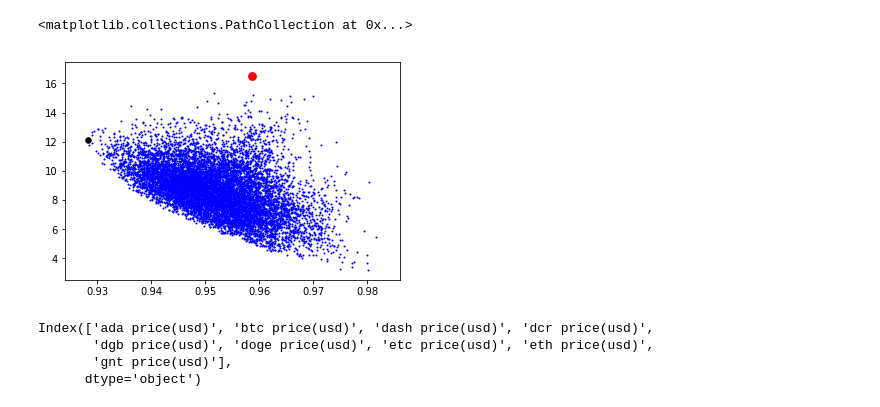
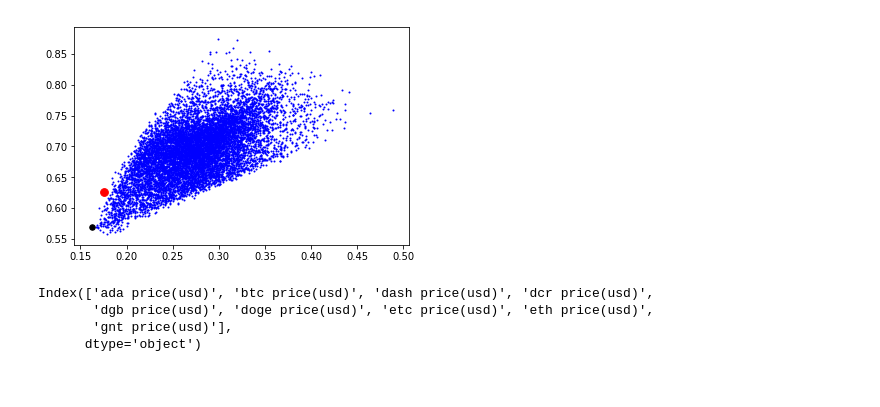
Before and after one commit to Octabank/cryptodata, a Jupyter notebook: Markowitz.ipynb, the cells around one changed output. Saved outputs shown, nothing was run; the diff lists cells and outputs as text; code cells hidden in the pictures.

```diff
--- a/Markowitz.ipynb
+++ b/Markowitz.ipynb
@@ -196,7 +178,7 @@ Getting data for  zrx
 # %%
-mkt = merge_market_data(market, Timestamp_from_string('01 01 17'))
+mkt = merge_market_data(market, Timestamp_from_string('01 01 18'))
 # montamos um portfolio com as seguintes moedas:
-l = ['btc','ltc','eth']
+l = ['btc','ltc','eth','ada']
 
 
 #todas as opções podem ser obtidas em get_assets_from_coimetrics()
@@ -208,8 +190,8 @@ l = ['btc','ltc','eth']
 
 #portfolio = mkt[['date', 'btc', 'ltc', 'eth']]
 #portfolio
-#portfolio = get_portfolio_data_from_market(mkt, l)
-portfolio = mkt[mkt.columns[0:6]]
+portfolio = get_portfolio_data_from_market(mkt, l)
+#portfolio = mkt[mkt.columns[0:6]]
 
 portfolio_returns = rate_of_return(portfolio)
 #portfolio_returns = best_returns(mkt_returns, 5)
@@ -240,8 +222,8 @@ m = np.zeros(L)
 
 
 mu = portfolio_returns.mean()
-sigma = portfolio_returns.corr()
-#sigma = portfolio_returns.cov()
+#sigma = portfolio_returns.corr()
+sigma = portfolio_returns.cov()
 mkt_mu = mkt_returns.mean()
 mkt_sigma = mkt_returns.corr()
 #mkt_sigma = mkt_returns.cov()
@@ -255,7 +237,8 @@ for i in range(L):
     w = w1/w2
     m[i] = np.matmul(mu, w)
     s[i] = np.sqrt( np.matmul(np.matmul(w, sigma), w) )
-    sim_data[tuple(w)] = (m[i], s[i], m[i]/s[i], m[i]/(s[i]*s[i]))
+    if s[i] < 2:
+        sim_data[tuple(w)] = (m[i], s[i], m[i]/s[i], m[i]/(s[i]*s[i]))
 
 
 k = np.arange(0,2.1,.1)
@@ -272,7 +255,7 @@ for k in range(1000,1100):
     #print('mkt_w.shape',mkt_w.shape)
     mkt_m.append(np.matmul(mkt_w, mkt_mu))
     #print('mkt_sigma.shape',mkt_sigma.shape)
-    mkt_s.append(np.sqrt(np.matmul(np.matmul(mkt_w, mkt_sigma), mkt_w)))
+    mkt_s.append(np.sqrt(np.dot(np.dot(mkt_w, mkt_sigma), mkt_w)))
 
 
 # fazemos um gráfico desses portfolios aleatórios
@@ -284,24 +271,28 @@ plt.show()
 # %%
 sharpe = -100
 min_risk = 100
+s = []
+m = []
 for w in list(sim_data):
+    s.append(sim_data[w][1])
+    m.append(sim_data[w][0])
     temp_sharpe = sim_data[w][2]
     if temp_sharpe > sharpe:
         wmax = w
         sharpe = temp_sharpe
         #print(sharpe)
     temp_risk = sim_data[w][1]
     if temp_risk < min_risk :
         min_risk = temp_risk
         wmin = w
 
 
 plt.scatter(s,m,1,'b')
 plt.scatter(sim_data[wmax][1], sim_data[wmax][0], 60,'r')
 plt.scatter(sim_data[wmin][1], sim_data[wmin][0], 30,'k')
+plt.show()
 # %% [output]
-<matplotlib.collections.PathCollection at 0x...>
-[figure, old version]
+[figure, new version]
 # %%
 mkt.columns[1:10]
 # %% [output]
```
Also changed, not shown: parts of 5 cells of this notebook, 1 other file.
